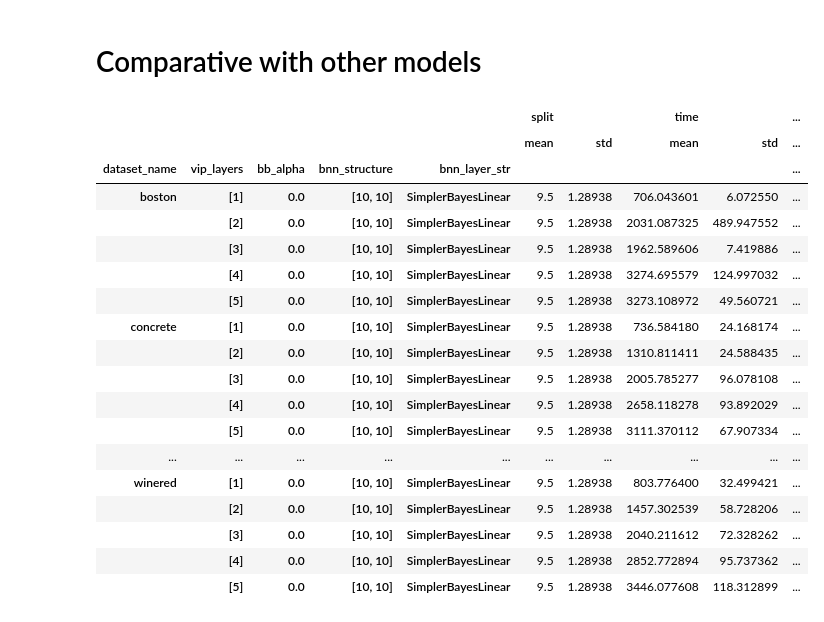
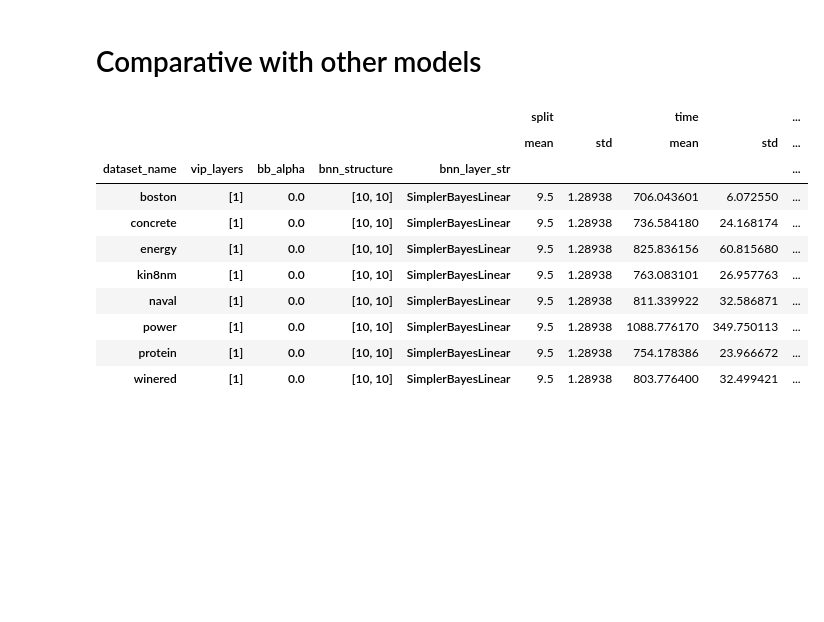
Before and after one commit to Ludvins/DeepVIP, a Jupyter notebook: results/results_UCI.ipynb, the cells around one changed output. Cells and saved outputs as stored; diff of their text form; code cells hidden in the pictures; blank space fills up the shorter version.

```diff
--- a/results/results_UCI.ipynb
+++ b/results/results_UCI.ipynb
@@ -57,25 +57,17 @@ full_df
 # %% [markdown]
 # Comparative with other models
 # %%
-vip = full_df.query("bb_alpha == 0.0 and bnn_layer_str == 'SimplerBayesLinear' and bnn_structure == '[10, 10]'")
+vip = full_df.query("bb_alpha == 0.0 and bnn_layer_str == 'SimplerBayesLinear' and bnn_structure == '[10, 10]' and vip_layers == '[1]'")
 vip
 # %% [output]
 |  |  |  |  |  | split |  | time |  | ... |
 |  |  |  |  |  | mean | std | mean | std | ... |
 | dataset_name | vip_layers | bb_alpha | bnn_structure | bnn_layer_str |  |  |  |  | ... |
 | boston | [1] | 0.0 | [10, 10] | SimplerBayesLinear | 9.5 | 1.28938 | 706.043601 | 6.072550 | ... |
-|  | [2] | 0.0 | [10, 10] | SimplerBayesLinear | 9.5 | 1.28938 | 2031.087325 | 489.947552 | ... |
-|  | [3] | 0.0 | [10, 10] | SimplerBayesLinear | 9.5 | 1.28938 | 1962.589606 | 7.419886 | ... |
-|  | [4] | 0.0 | [10, 10] | SimplerBayesLinear | 9.5 | 1.28938 | 3274.695579 | 124.997032 | ... |
-|  | [5] | 0.0 | [10, 10] | SimplerBayesLinear | 9.5 | 1.28938 | 3273.108972 | 49.560721 | ... |
 | concrete | [1] | 0.0 | [10, 10] | SimplerBayesLinear | 9.5 | 1.28938 | 736.584180 | 24.168174 | ... |
-|  | [2] | 0.0 | [10, 10] | SimplerBayesLinear | 9.5 | 1.28938 | 1310.811411 | 24.588435 | ... |
-|  | [3] | 0.0 | [10, 10] | SimplerBayesLinear | 9.5 | 1.28938 | 2005.785277 | 96.078108 | ... |
-|  | [4] | 0.0 | [10, 10] | SimplerBayesLinear | 9.5 | 1.28938 | 2658.118278 | 93.892029 | ... |
-|  | [5] | 0.0 | [10, 10] | SimplerBayesLinear | 9.5 | 1.28938 | 3111.370112 | 67.907334 | ... |
-| ... | ... | ... | ... | ... | ... | ... | ... | ... | ... |
+| energy | [1] | 0.0 | [10, 10] | SimplerBayesLinear | 9.5 | 1.28938 | 825.836156 | 60.815680 | ... |
+| kin8nm | [1] | 0.0 | [10, 10] | SimplerBayesLinear | 9.5 | 1.28938 | 763.083101 | 26.957763 | ... |
+| naval | [1] | 0.0 | [10, 10] | SimplerBayesLinear | 9.5 | 1.28938 | 811.339922 | 32.586871 | ... |
+| power | [1] | 0.0 | [10, 10] | SimplerBayesLinear | 9.5 | 1.28938 | 1088.776170 | 349.750113 | ... |
+| protein | [1] | 0.0 | [10, 10] | SimplerBayesLinear | 9.5 | 1.28938 | 754.178386 | 23.966672 | ... |
 | winered | [1] | 0.0 | [10, 10] | SimplerBayesLinear | 9.5 | 1.28938 | 803.776400 | 32.499421 | ... |
-|  | [2] | 0.0 | [10, 10] | SimplerBayesLinear | 9.5 | 1.28938 | 1457.302539 | 58.728206 | ... |
-|  | [3] | 0.0 | [10, 10] | SimplerBayesLinear | 9.5 | 1.28938 | 2040.211612 | 72.328262 | ... |
-|  | [4] | 0.0 | [10, 10] | SimplerBayesLinear | 9.5 | 1.28938 | 2852.772894 | 95.737362 | ... |
-|  | [5] | 0.0 | [10, 10] | SimplerBayesLinear | 9.5 | 1.28938 | 3446.077608 | 118.312899 | ... |
```
Also changed, not shown: parts of 16 cells of this notebook, 14 other files.
